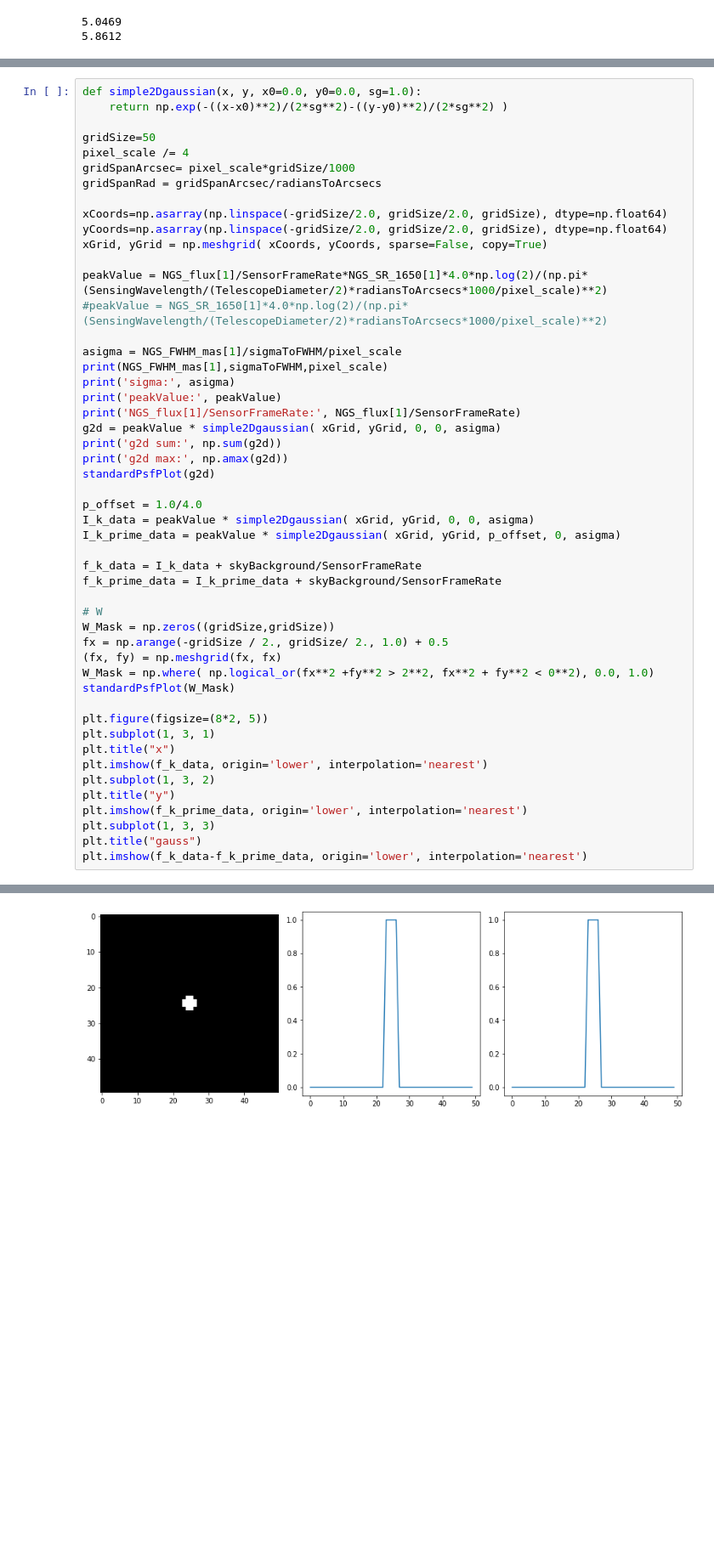
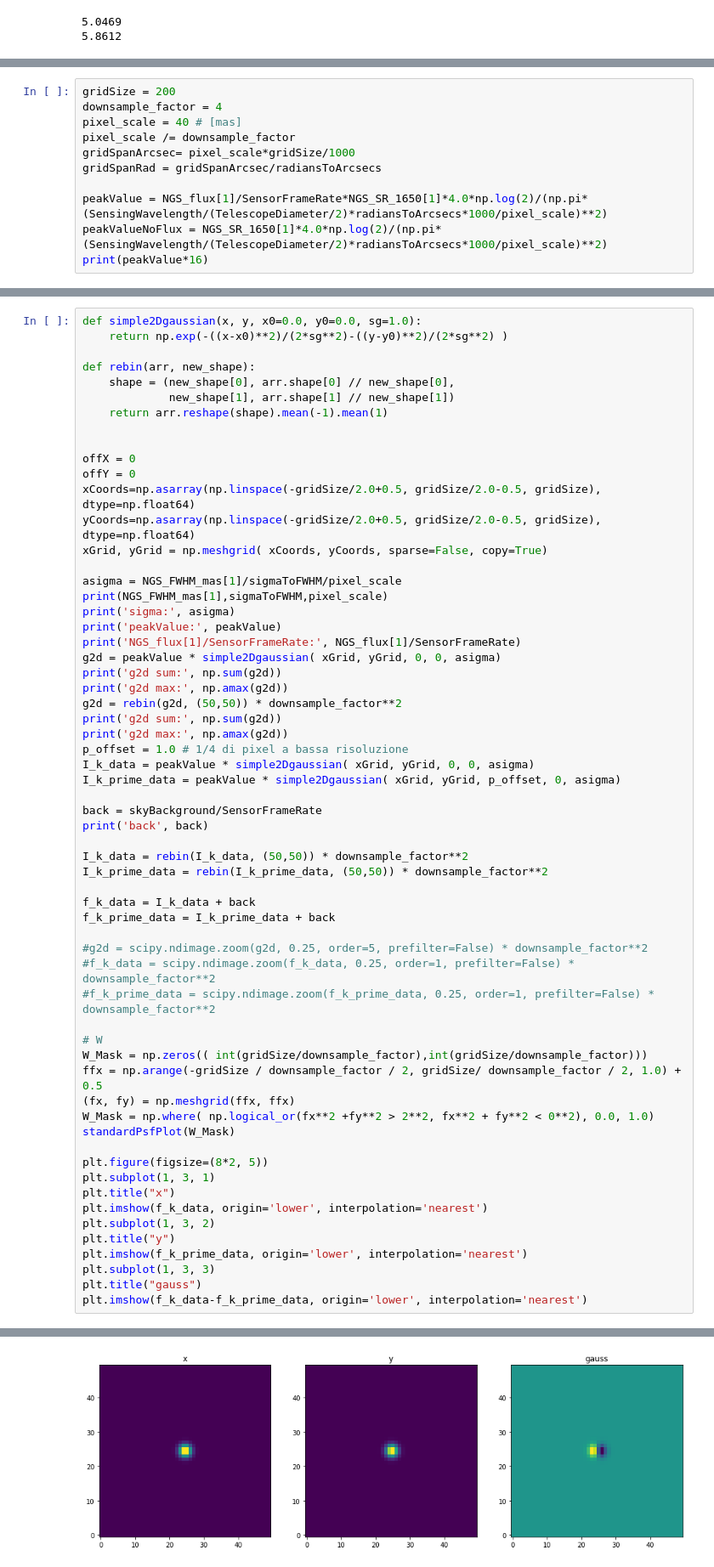
Before and after one commit to astro-tiptop/MASTSEL, a Jupyter notebook: MAVIS2.ipynb, the cells around one changed output, grey strips where cells are left out. Shown: that part at 85% size. Saved outputs shown, nothing was run; the diff lists cells and outputs as text; blank space fills up the shorter version.

```diff
--- a/MAVIS2.ipynb
+++ b/MAVIS2.ipynb
@@ -73,3 +73,14 @@ plt.plot(xplot2[0], sigma_ktr_array)
 plt.show()
 # %% [output]
 [figure]
+# %%
+gridSize = 200
+downsample_factor = 4
+pixel_scale = 40 # [mas]
+pixel_scale /= downsample_factor
+gridSpanArcsec= pixel_scale*gridSize/1000
+gridSpanRad = gridSpanArcsec/radiansToArcsecs
+
+peakValue = NGS_flux[1]/SensorFrameRate*NGS_SR_1650[1]*4.0*np.log(2)/(np.pi*(SensingWavelength/(TelescopeDiameter/2)*radiansToArcsecs*1000/pixel_scale)**2)
+peakValueNoFlux = NGS_SR_1650[1]*4.0*np.log(2)/(np.pi*(SensingWavelength/(TelescopeDiameter/2)*radiansToArcsecs*1000/pixel_scale)**2)
+print(peakValue*16)
@@ -77,17 +90,17 @@ plt.show()
 def simple2Dgaussian(x, y, x0=0.0, y0=0.0, sg=1.0):
     return np.exp(-((x-x0)**2)/(2*sg**2)-((y-y0)**2)/(2*sg**2) )
 
-gridSize=50
-pixel_scale /= 4
-gridSpanArcsec= pixel_scale*gridSize/1000
-gridSpanRad = gridSpanArcsec/radiansToArcsecs
+def rebin(arr, new_shape):
+    shape = (new_shape[0], arr.shape[0] // new_shape[0],
+             new_shape[1], arr.shape[1] // new_shape[1])
+    return arr.reshape(shape).mean(-1).mean(1)
 
-xCoords=np.asarray(np.linspace(-gridSize/2.0, gridSize/2.0, gridSize), dtype=np.float64)
-yCoords=np.asarray(np.linspace(-gridSize/2.0, gridSize/2.0, gridSize), dtype=np.float64)
+
+offX = 0
+offY = 0
+xCoords=np.asarray(np.linspace(-gridSize/2.0+0.5, gridSize/2.0-0.5, gridSize), dtype=np.float64)
+yCoords=np.asarray(np.linspace(-gridSize/2.0+0.5, gridSize/2.0-0.5, gridSize), dtype=np.float64)
 xGrid, yGrid = np.meshgrid( xCoords, yCoords, sparse=False, copy=True)
-
-peakValue = NGS_flux[1]/SensorFrameRate*NGS_SR_1650[1]*4.0*np.log(2)/(np.pi*(SensingWavelength/(TelescopeDiameter/2)*radiansToArcsecs*1000/pixel_scale)**2)
-#peakValue = NGS_SR_1650[1]*4.0*np.log(2)/(np.pi*(SensingWavelength/(TelescopeDiameter/2)*radiansToArcsecs*1000/pixel_scale)**2)
 
 asigma = NGS_FWHM_mas[1]/sigmaToFWHM/pixel_scale
 print(NGS_FWHM_mas[1],sigmaToFWHM,pixel_scale)
@@ -97,19 +110,30 @@ print('NGS_flux[1]/SensorFrameRate:', NGS_flux[1]/SensorFrameRate)
 g2d = peakValue * simple2Dgaussian( xGrid, yGrid, 0, 0, asigma)
 print('g2d sum:', np.sum(g2d))
 print('g2d max:', np.amax(g2d))
-standardPsfPlot(g2d)
-
-p_offset = 1.0/4.0
+g2d = rebin(g2d, (50,50)) * downsample_factor**2
+print('g2d sum:', np.sum(g2d))
+print('g2d max:', np.amax(g2d))
+p_offset = 1.0 # 1/4 di pixel a bassa risoluzione
 I_k_data = peakValue * simple2Dgaussian( xGrid, yGrid, 0, 0, asigma)
 I_k_prime_data = peakValue * simple2Dgaussian( xGrid, yGrid, p_offset, 0, asigma)
 
-f_k_data = I_k_data + skyBackground/SensorFrameRate
-f_k_prime_data = I_k_prime_data + skyBackground/SensorFrameRate
+back = skyBackground/SensorFrameRate
+print('back', back)
+
+I_k_data = rebin(I_k_data, (50,50)) * downsample_factor**2
+I_k_prime_data = rebin(I_k_prime_data, (50,50)) * downsample_factor**2
+
+f_k_data = I_k_data + back
+f_k_prime_data = I_k_prime_data + back
+
+#g2d = scipy.ndimage.zoom(g2d, 0.25, order=5, prefilter=False) * downsample_factor**2
+#f_k_data = scipy.ndimage.zoom(f_k_data, 0.25, order=1, prefilter=False) * downsample_factor**2
+#f_k_prime_data = scipy.ndimage.zoom(f_k_prime_data, 0.25, order=1, prefilter=False) * downsample_factor**2
 
 # W
-W_Mask = np.zeros((gridSize,gridSize))
-fx = np.arange(-gridSize / 2., gridSize/ 2., 1.0) + 0.5
-(fx, fy) = np.meshgrid(fx, fx)
+W_Mask = np.zeros(( int(gridSize/downsample_factor),int(gridSize/downsample_factor)))
+ffx = np.arange(-gridSize / downsample_factor / 2, gridSize/ downsample_factor / 2, 1.0) + 0.5
+(fx, fy) = np.meshgrid(ffx, ffx)
 W_Mask = np.where( np.logical_or(fx**2 +fy**2 > 2**2, fx**2 + fy**2 < 0**2), 0.0, 1.0)
 standardPsfPlot(W_Mask)
 
@@ -134 +162 @@ g2d max: 0.14455628314783503
-[figure, old version]
+[figure, new version]
```
Also changed, not shown: parts of 6 cells of this notebook, 6 other files.
